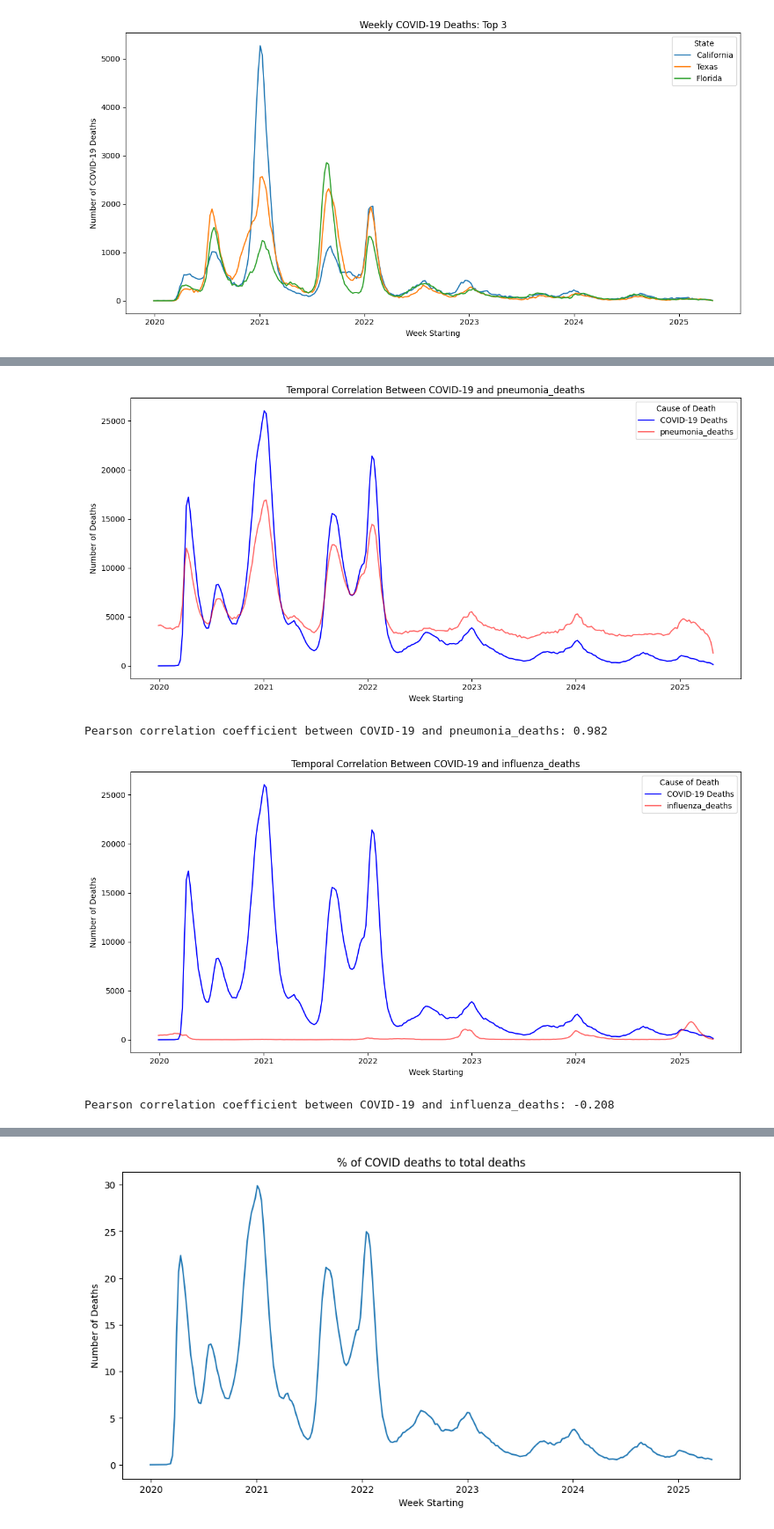
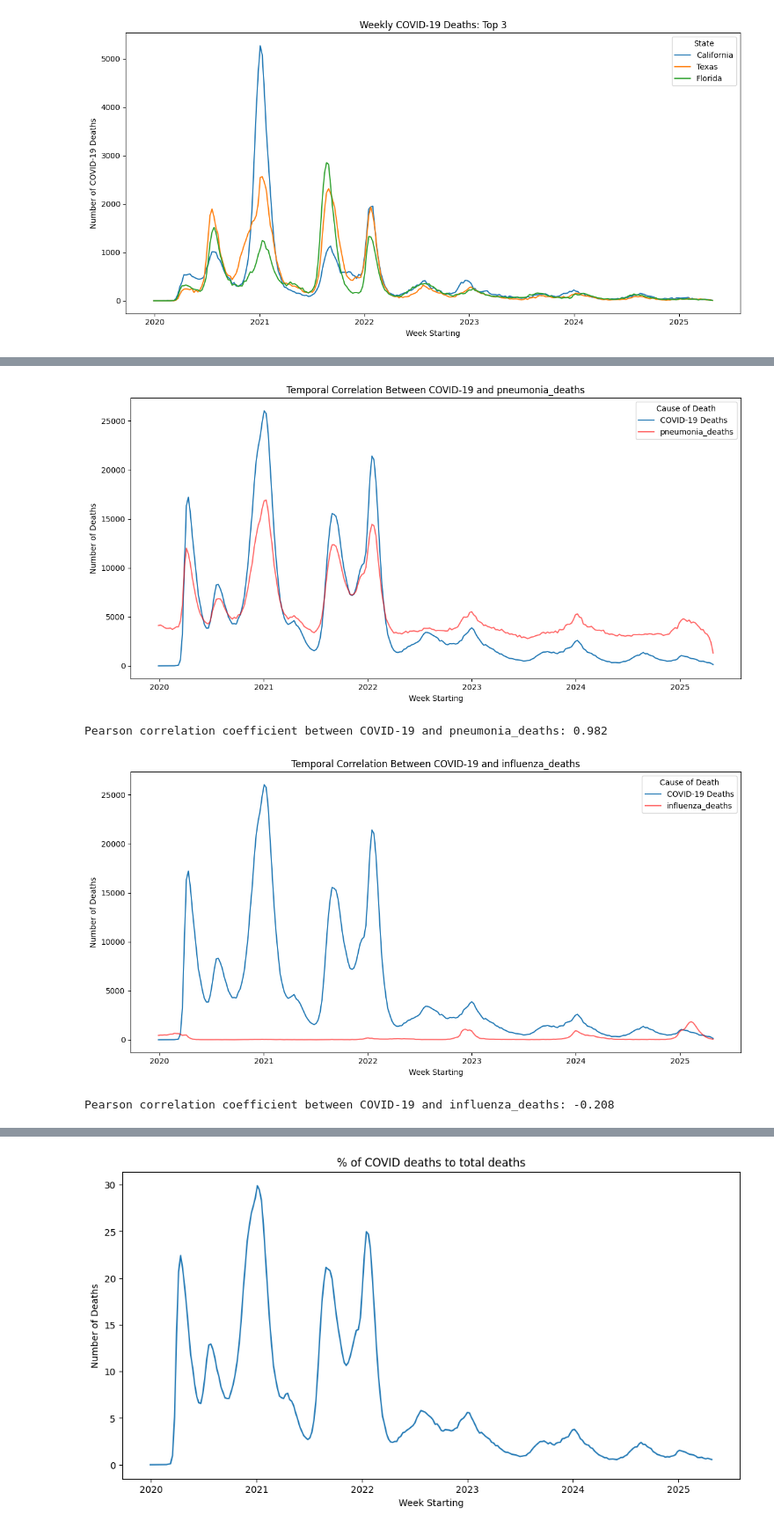
Before and after one commit to kensuke0529/CovTrends, a Jupyter notebook: hospital.ipynb, the cells around one changed output, grey strips where cells are left out. Shown at 88% size. Saved outputs shown, nothing was run; the diff lists cells and outputs as text; code cells hidden in the pictures.

```diff
--- a/hospital.ipynb
+++ b/hospital.ipynb
@@ -84,11 +131,11 @@ total_df = df[df['group'] == 'By Total']
 # %%
-num_col = weekly_df.select_dtypes(include='number').columns
+footnote_value = "One or more data cells have counts between 1-9 and have been suppressed in accordance with NCHS confidentiality standards."
 
-
-for col in num_col:
-   mask = weekly_df[col].isna()
-   if mask.any():
-       # fill each NaN with a random int in [1,9]
-       weekly_df.loc[mask, col] = np.random.randint(1, 10, size=mask.sum())
-
-weekly_df = weekly_df.drop(columns=['footnote','month'])
+# Loop through each row of the DataFrame
+for index, row in weekly_df.iterrows():
+    # Check if the footnote column contains the specific value
+    if row['footnote'] == footnote_value:
+        # If the footnote column has the specific value, fill missing numeric columns with random values between 1 and 9
+        for col in weekly_df.select_dtypes(include='number').columns:
+            if pd.isna(row[col]):  # Check if the numeric column has a missing value
+                weekly_df.at[index, col] = np.random.randint(1, 10)
@@ -118,0 +238,23 @@ plt.show()
+# %%
+series = us_df.set_index('start_date')['pneumonia_deaths']
+
+# Find all peaks
+peaks, _ = find_peaks(series, distance=10, prominence=5000)  # tune `distance` and `prominence` as needed
+
+# Get the peak weeks and values
+peak_weeks = series.iloc[peaks]
+
+# Plot for visualization
+plt.figure(figsize=(12, 5))
+plt.plot(series, label='pneumonia_deaths')
+plt.plot(peak_weeks.index, peak_weeks.values, 'ro', label='Detected Peaks')
+plt.title('Detected Peaks in Weekly Cpneumonia_deaths (U.S.)')
+plt.xlabel('Week Starting')
+plt.ylabel('Number of Deaths')
+plt.legend()
+plt.tight_layout()
+plt.show()
+
+# Print peak weeks
+print("Detected Peak Weeks (pneumonia Deaths):")
+print(peak_weeks.sort_index())
@@ -199,20 +350,20 @@ plt.show()
 # %%
 for x in ['pneumonia_deaths','influenza_deaths']:
     plt.figure(figsize=(12, 6))
-    plt.plot(us_df['start_date'], us_df['covid_19_deaths'], label='COVID-19 Deaths', color='blue')
+    plt.plot(us_df['start_date'], us_df['covid_19_deaths'], label='COVID-19 Deaths')
     plt.plot(us_df['start_date'], us_df[x], label=x , color='red', alpha=0.6)
     plt.xlabel('Week Starting')
     plt.ylabel('Number of Deaths')
     plt.title(f'Temporal Correlation Between COVID-19 and {x}')
     plt.legend(title='Cause of Death')
     plt.tight_layout()
     plt.show()
 
     # Calculate Pearson correlation coefficient
     correlation = us_df['covid_19_deaths'].corr(us_df[x])
     print(f'Pearson correlation coefficient between COVID-19 and {x}: {correlation:.3f}')
 # %% [output]
-[figure, old version]
+[figure, new version]
 Pearson correlation coefficient between COVID-19 and pneumonia_deaths: 0.982
-[figure, old version]
+[figure, new version]
 Pearson correlation coefficient between COVID-19 and influenza_deaths: -0.208
```
Also changed, not shown: parts of 36 cells of this notebook, 11 other files.
